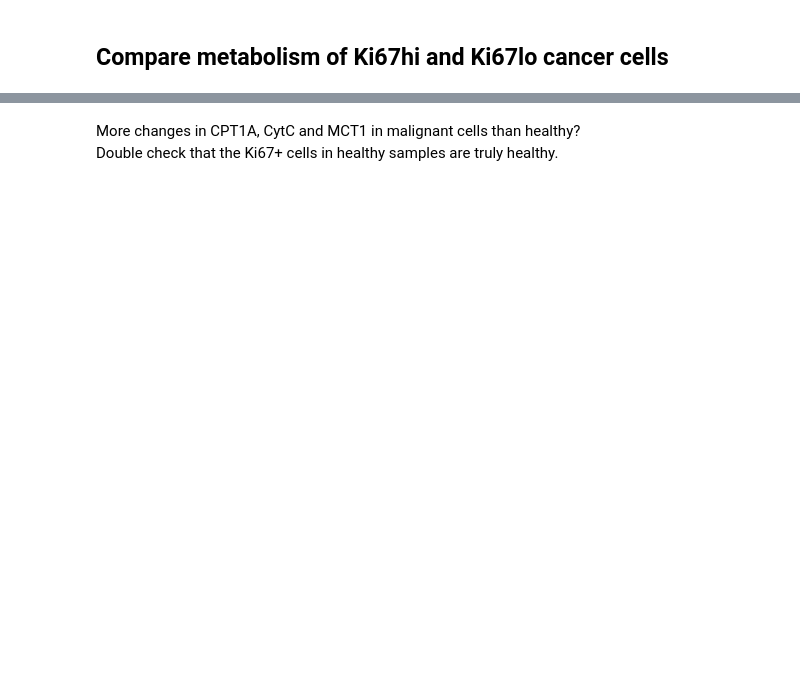
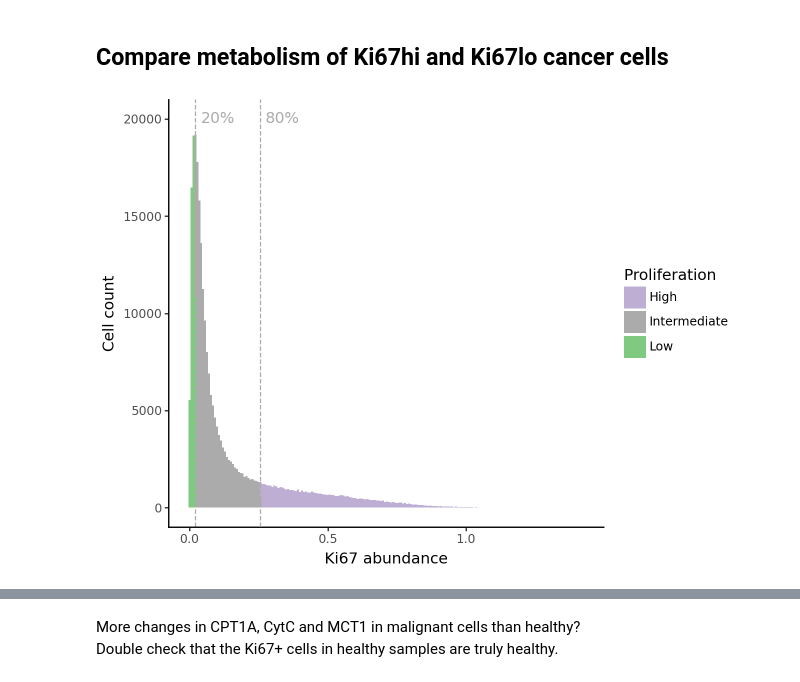
Before and after one commit to HartmannLab/MIBI-Analysis_Hamburg_CRC_TMA_2024, a Jupyter notebook: notebooks/metabolism/Aggressiveness.ipynb, the cells around one changed output, grey strips where cells are left out. Saved outputs shown, nothing was run; the diff lists cells and outputs as text; code cells hidden in the pictures; blank space fills up the shorter version.

Commit message:
Illustrate the definition of low and high proliferation

```diff
--- a/notebooks/metabolism/Aggressiveness.ipynb
+++ b/notebooks/metabolism/Aggressiveness.ipynb
@@ -43,6 +45,23 @@ agg_low = np.percentile(df["Ki67"], 20)
 agg_hi = np.percentile(df["Ki67"], 80)
 
 df["Aggressiveness"] = ["High" if x > agg_hi else "Low" if x < agg_low else "Intermediate" for x in df["Ki67"]]
+# %%
+gp = (
+    ggplot(df, aes(x="Ki67")) +
+    geom_histogram(aes(fill="Aggressiveness"), bins=200) +
+    scale_fill_manual(values=["#beaed4", "#acabab", "#7fc980"]) +
+    theme_classic() +
+    xlab("Ki67 abundance") +
+    ylab("Cell count") +
+    geom_vline(xintercept=agg_low, linetype="dashed", color="#acabab") +
+    geom_vline(xintercept=agg_hi, linetype="dashed", color="#acabab") +
+    annotate(geom="text", x=[0.08 + agg_low, 0.08 + agg_hi], y=20000, label=["20%", "80%"], color="#acabab") +
+    guides(fill=guide_legend(title="Proliferation"))
+)
+gp.save("../../figures/fig3/ki67_histogram.pdf", width=6, height=2.25)
+gp
+# %% [output]
+[figure, added]
 # %%
 df["PanCK"] = adata[(adata.obs["annotation_consensus"] == "Cancer_cell") &
     (adata.obs["Stage"] != "SCT") &
```
Also changed, not shown: parts of 6 cells of this notebook.
